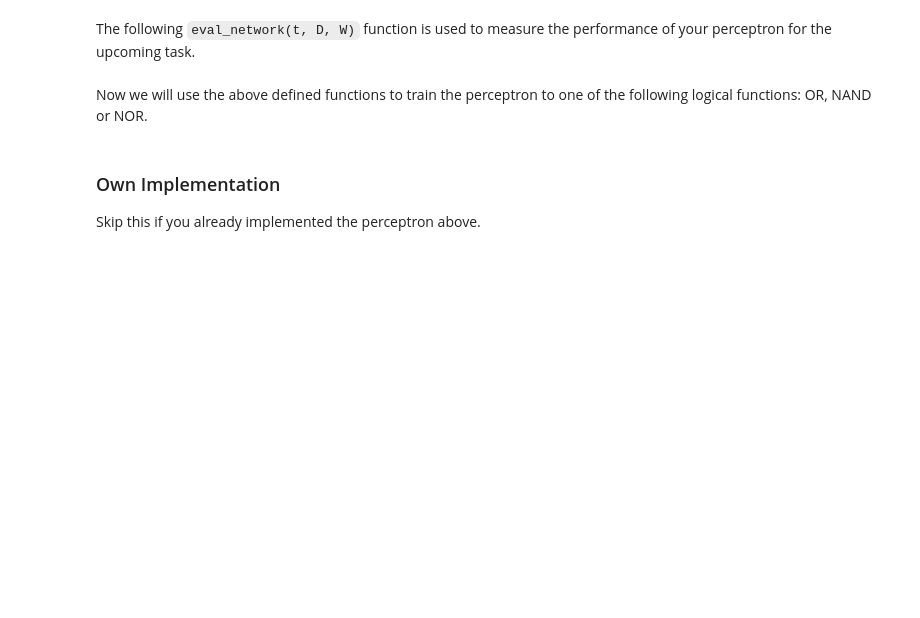
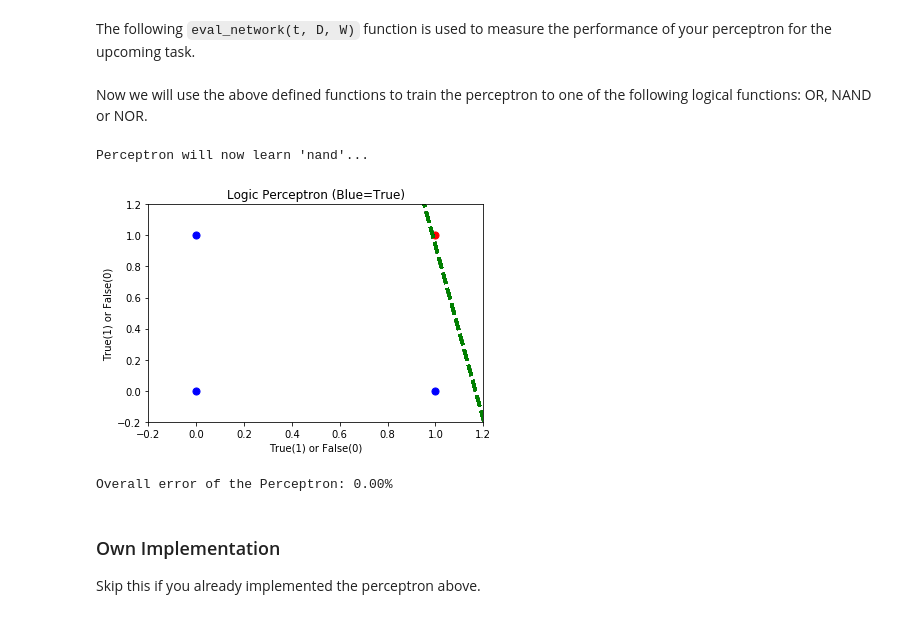
Before and after one commit to malexandrovs/MLCourse, a Jupyter notebook: hw7/sheet07.ipynb, the cells around one changed output. Saved outputs shown, nothing was run; the diff lists cells and outputs as text; code cells hidden in the pictures; blank space fills up the shorter version.

```diff
--- a/hw7/sheet07.ipynb
+++ b/hw7/sheet07.ipynb
@@ -54,11 +60,15 @@ import numpy as np
 import numpy.random as rnd
 
 # TODO: Write the input activation (called net_input) and the output function (called out_fun).
-# YOUR CODE HERE
+def net_input(D, W):
+    return np.dot(D, W)
 
+def out_fun(val):
+    return np.heaviside(val,0)
 
 # TODO: Write a function generate_weights that generates N (= number of dimensions) + 1 (w_0) random weights.
-# YOUR CODE HERE
+def generate_weights(N):
+    return np.hstack((1, rnd.rand(N)))
 # %%
 ####################################################
 ## Testing the perceptron with a concrete example ##
@@ -162,26 +172,33 @@ import matplotlib.pyplot as plt
 # TODO: Write the update function (name it 'delta_fun')
 #       for the weights dependent on epsilon, the target,
 #       the output and the input vector.
-# YOUR CODE HERE
+def delta_fun(eps, t, y, i):
+    su = (t-y)*i
+    return eps*su
+
 
 # TODO: Define suitable parameters for your problem.
 # Use the following names:
 #   ϵ: learning rate
 #   dims: dimensions
 #   training_size: the number of training samples
-# YOUR CODE HERE
+ε = 0.03
+dims = 2
+training_size = 100
+
 
 # TODO: Generate the weights (in a variable called W).
-# YOUR CODE HERE
+W = generate_weights(dims)
 
 # TODO: Generate a matrix D of truthvalue pairs.
 # The shape should be (training_size, dims).
-# YOUR CODE HERE
+D = np.random.randint(0, 2, (training_size, dims))
 
 # TODO: Pad the input D with ones for the bias. The bias should always be
 # w_0, i. e. the first column of the data should be ones.
-# YOUR CODE HERE
-
+bias = np.ones((training_size,1))
+#print(bias)
+D = np.append(bias,D, axis=1)
 # Learn one of the logical functions OR, NAND, NOR
 # (the lambda keyword is just a short way to define functions. It is equivalent to
 #   def log_operator_and(x1, x2):
@@ -193,40 +210,44 @@ log_operator_nor  = lambda x1, x2: not (x1 or x2)
 log_operator_xor  = lambda x1, x2: (x1 and not x2) or (not x1 and x2)
 
 # Change these two lines to choose the other operators:
-log_operator = log_operator_and
-functions_to_learn("and")
+log_operator = log_operator_nand
+functions_to_learn("nand")
 
 row_operator = lambda row: log_operator(row[0], row[1])
 labels = np.apply_along_axis(row_operator, 1, D[:, 1:])
 
 epochs = 200    # Extra question: What effects do changes in the epochs
 samp_size = 5  #                 and sample sizes have on our training?
 
 for i in range(epochs):
     # Sample random from the training data.
     for idx in rnd.choice(range(training_size), samp_size, replace=False):
         y = out_fun(net_input(D[idx], W))
         W += delta_fun(ϵ, labels[idx], y, D[idx])
     # Plotting code
     y_point = (0, (-W[0] / W[2]))
     x_point = ((-W[0] / W[1]), 0)
     try:
         slope = (y_point[1] - x_point[1]) / (y_point[0] - x_point[0]) # will not work if x and y intercepts are 0
     except ZeroDivisionError:
         print("X and Y intercepts are both zero.  Due to the way slope is calculated, this causes a division by zero.  Sorry.")
     y_out = lambda points: slope * points
     x = np.linspace(-10, 10, 100)
     plt.plot(x, y_out(x) + y_point[1], 'g--', linewidth=3, alpha=i/epochs +.2 if i/epochs +.2 < 1 else 1)
 
 plt.ylim([-.2, 1.2])
 plt.xlim([-.2, 1.2])
 plt.title("Logic Perceptron (Blue=True)")
 plt.xlabel("True(1) or False(0)")
 plt.ylabel("True(1) or False(0)")
 plt.show()
 
 # Print the overall performance of the Perceptron.
 print("Overall error of the Perceptron: {:.2%}".format(eval_network(labels, D, W)))
+# %% [output]
+Perceptron will now learn 'nand'...
+[figure, added]
+Overall error of the Perceptron: 0.00%
 # %% [markdown]
 ### Own Implementation
 
```
Also changed, not shown: parts of 4 cells of this notebook.
